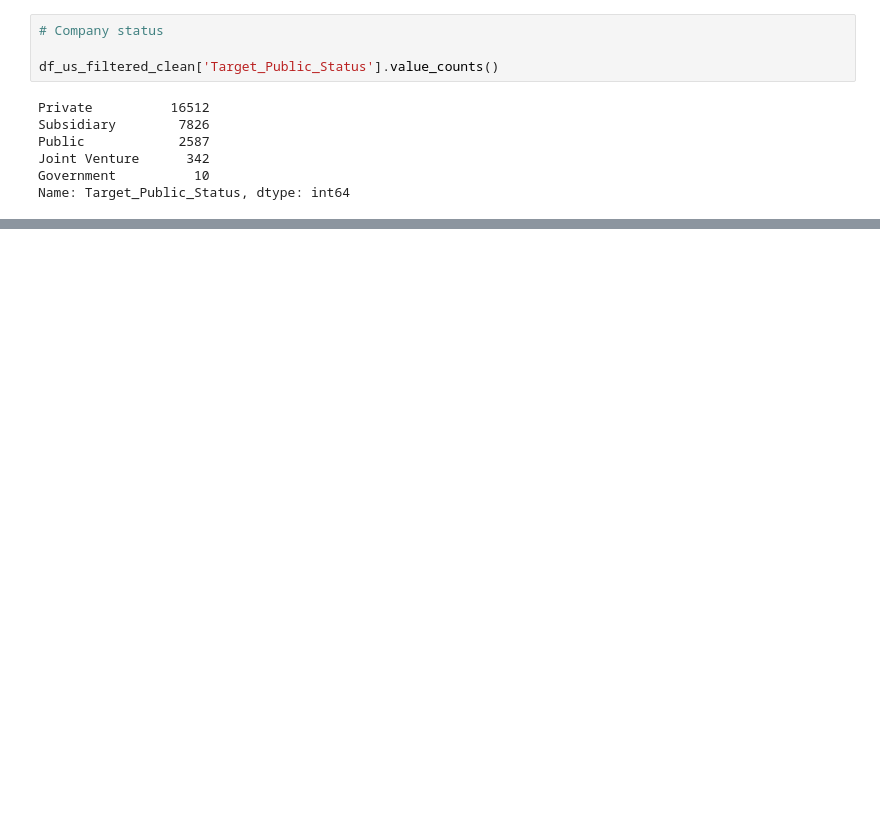
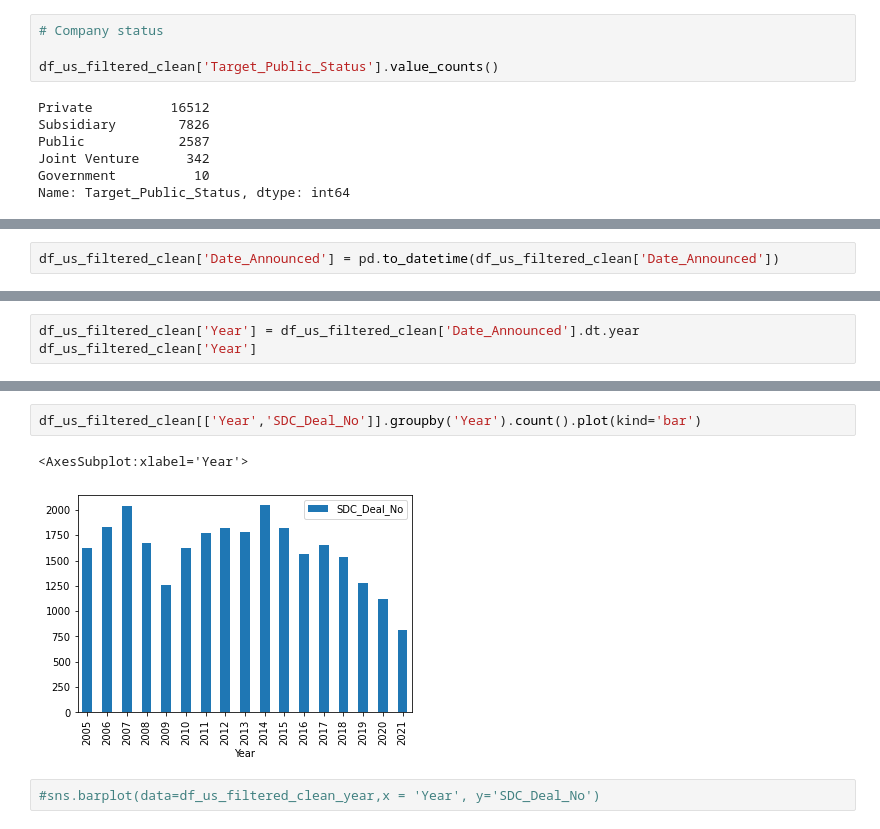
Before and after one commit to cobergmann/MA_PREDICTOR, a Jupyter notebook: notebooks/data_exploration_v.ipynb, the cells around one changed output, grey strips where cells are left out. Drawn from its saved outputs; the diff is of its cells as text; blank space fills up the shorter version.

Commit message:
exploretion clean data

```diff
--- a/notebooks/data_exploration_v.ipynb
+++ b/notebooks/data_exploration_v.ipynb
@@ -571,0 +768,2 @@ Name: Target_Public_Status, dtype: int64
+# %%
+df_us_filtered_clean['Date_Announced'] = pd.to_datetime(df_us_filtered_clean['Date_Announced'])
@@ -571,0 +776,3 @@ Name: Target_Public_Status, dtype: int64
+# %%
+df_us_filtered_clean['Year'] = df_us_filtered_clean['Date_Announced'].dt.year
+df_us_filtered_clean['Year']
@@ -571,0 +821,7 @@ Name: Target_Public_Status, dtype: int64
+# %%
+df_us_filtered_clean[['Year','SDC_Deal_No']].groupby('Year').count().plot(kind='bar')
+# %% [output]
+<AxesSubplot:xlabel='Year'>
+[figure, added]
+# %%
+#sns.barplot(data=df_us_filtered_clean_year,x = 'Year', y='SDC_Deal_No')
```
Also changed, not shown: parts of 57 cells of this notebook.
